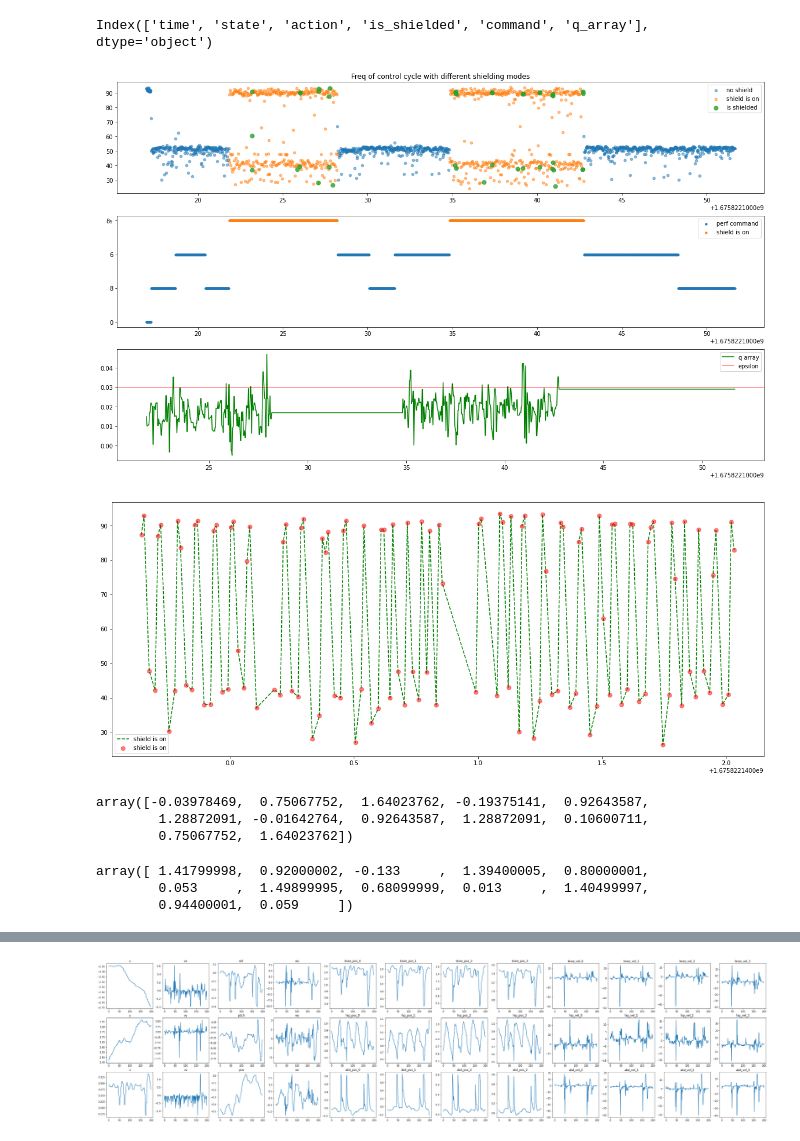
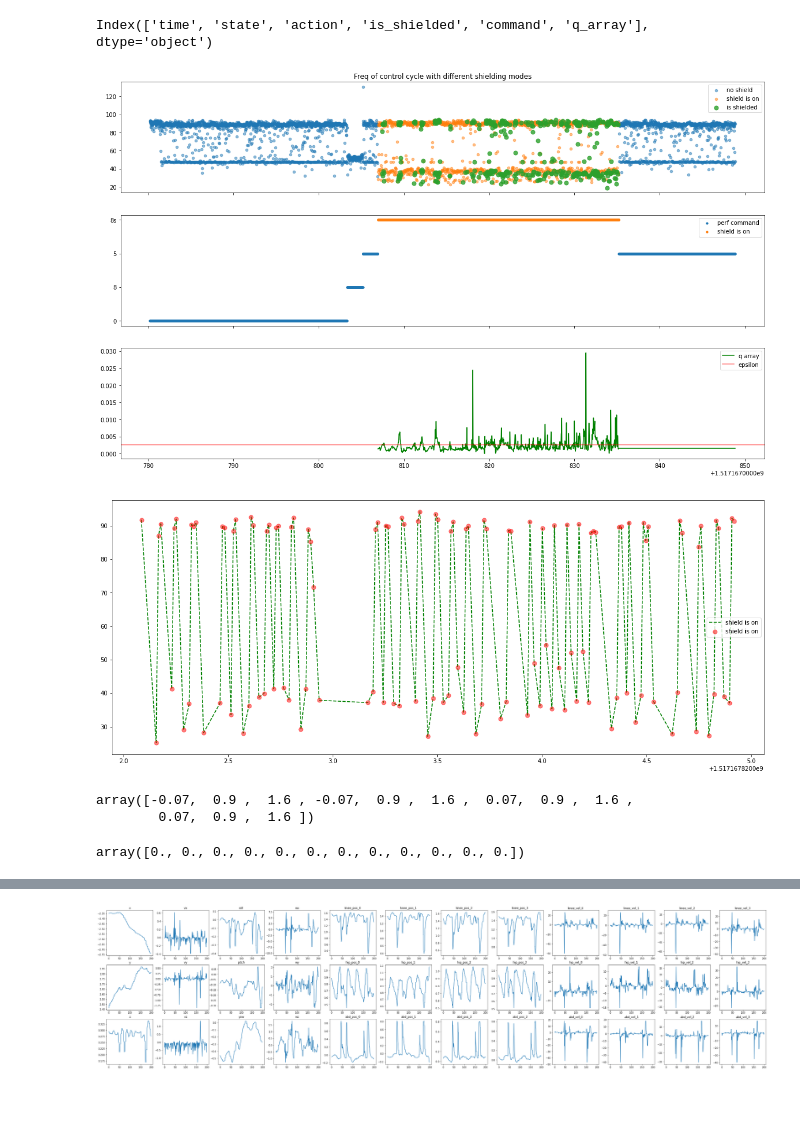
Before and after one commit to SafeRoboticsLab/GhostSDK, a Jupyter notebook: SDK/mblink/data_analysis.ipynb, the cells around one changed output, grey strips where cells are left out. Cells and saved outputs as stored; diff of their text form; code cells hidden in the pictures; blank space fills up the shorter version.

```diff
--- a/SDK/mblink/data_analysis.ipynb
+++ b/SDK/mblink/data_analysis.ipynb
@@ -5,9 +5,11 @@ import pandas as pd
 import pickle
 from safety_enforcer import SafetyEnforcer
 # %%
-filename = "data-20230207210817-0.03.pkl"
+filename = "data-20180128142926-0.0025.pkl"
 # pd.DataFrame(pd.read_pickle(filename)).to_csv("{}.csv".format(filename), index=False)
 df = pd.DataFrame(pd.read_pickle(filename))
+# %%
+ep = float(filename.split("-")[-1].replace(".pkl", ""))
 # %%
 print(df.columns)
 # %% [output]
@@ -35,19 +37,19 @@ for i in range(1, len(df)):
 # %%
 fig, ax = plt.subplots(3, 1, figsize=(20, 12), sharex=True)
 ax[0].set_title("Freq of control cycle with different shielding modes")
 ax[0].scatter(time_no_shield, freq_no_shield, label="no shield", alpha=0.5, s=20)
 ax[0].scatter(time_shield_on, freq_shield_on, label="shield is on", zorder=5, alpha=0.5, s=20)
 ax[0].scatter(time_is_shielded, freq_is_shielded, label="is shielded", zorder=10, alpha=0.8, s=50)
 ax[1].scatter(df["time"][df["command"] != "8s"], df["command"][df["command"] != "8s"], s=10, label="perf command")
 ax[1].scatter(df["time"][df["command"] == "8s"], df["command"][df["command"] == "8s"], s=10, label="shield is on")
 ax[2].plot(df["time"], df["q_array"], color="green", label="q array")
-ax[2].axhline(0.03, color="red", alpha=0.5, label="epsilon")
+ax[2].axhline(ep, color="red", alpha=0.5, label="epsilon")
 ax[0].legend()
 ax[1].legend()
 ax[2].legend()
 plt.show()
 # %% [output]
-[figure, old version]
+[figure, new version]
 # %%
 lim_low = 580
 lim_high = 700
@@ -58,7 +60,7 @@ plt.scatter(time_shield_on[lim_low:lim_high], freq_shield_on[lim_low:lim_high],
 plt.legend()
 plt.show()
 # %% [output]
-[figure, old version]
+[figure, new version]
 # %%
 """
 x, y, z,
@@ -76,15 +78,12 @@ action_array = action_array.reshape((len(action_array), 12))
 # %%
 action_array[100]
 # %% [output]
-array([-0.03978469,  0.75067752,  1.64023762, -0.19375141,  0.92643587,
-        1.28872091, -0.01642764,  0.92643587,  1.28872091,  0.10600711,
-        0.75067752,  1.64023762])
+array([-0.07,  0.9 ,  1.6 , -0.07,  0.9 ,  1.6 ,  0.07,  0.9 ,  1.6 ,
+        0.07,  0.9 ,  1.6 ])
 # %%
 state_array[100,12:24]
 # %% [output]
-array([ 1.41799998,  0.92000002, -0.133     ,  1.39400005,  0.80000001,
-        0.053     ,  1.49899995,  0.68099999,  0.013     ,  1.40499997,
-        0.94400001,  0.059     ])
+array([0., 0., 0., 0., 0., 0., 0., 0., 0., 0., 0., 0.])
 # %%
 shielding_status = np.array([1 if x is True else 0 for x in df["is_shielded"]])
 shielding_command = np.array([1 if x == "8s" else 0 for x in df["command"]])
```
Also changed, not shown: parts of 19 cells of this notebook.
